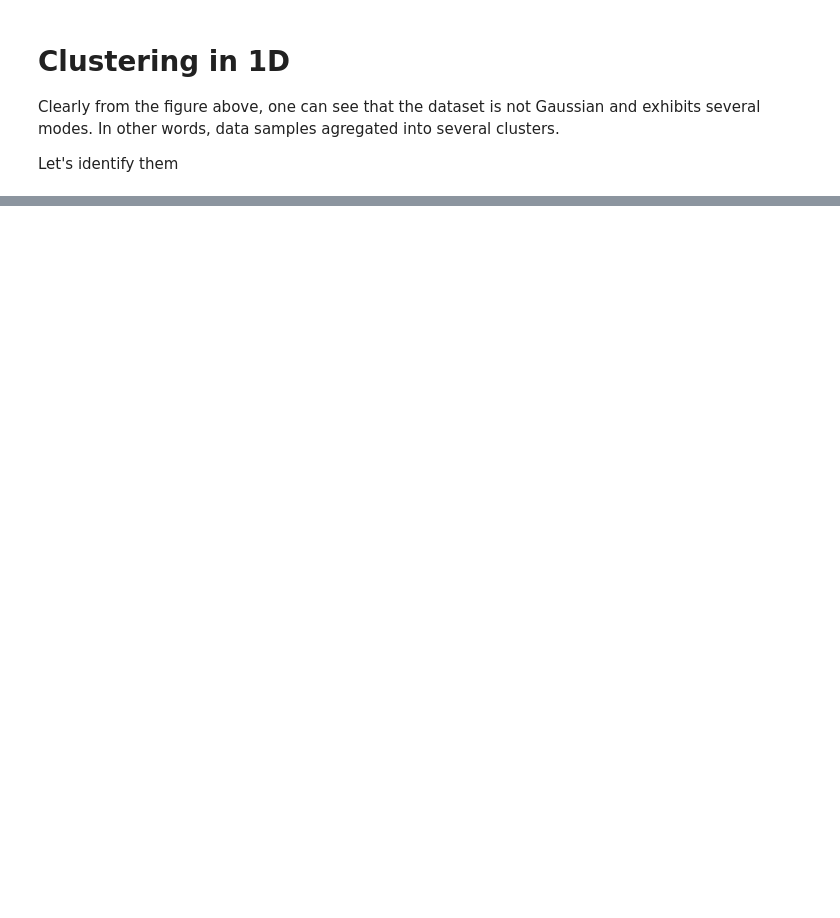
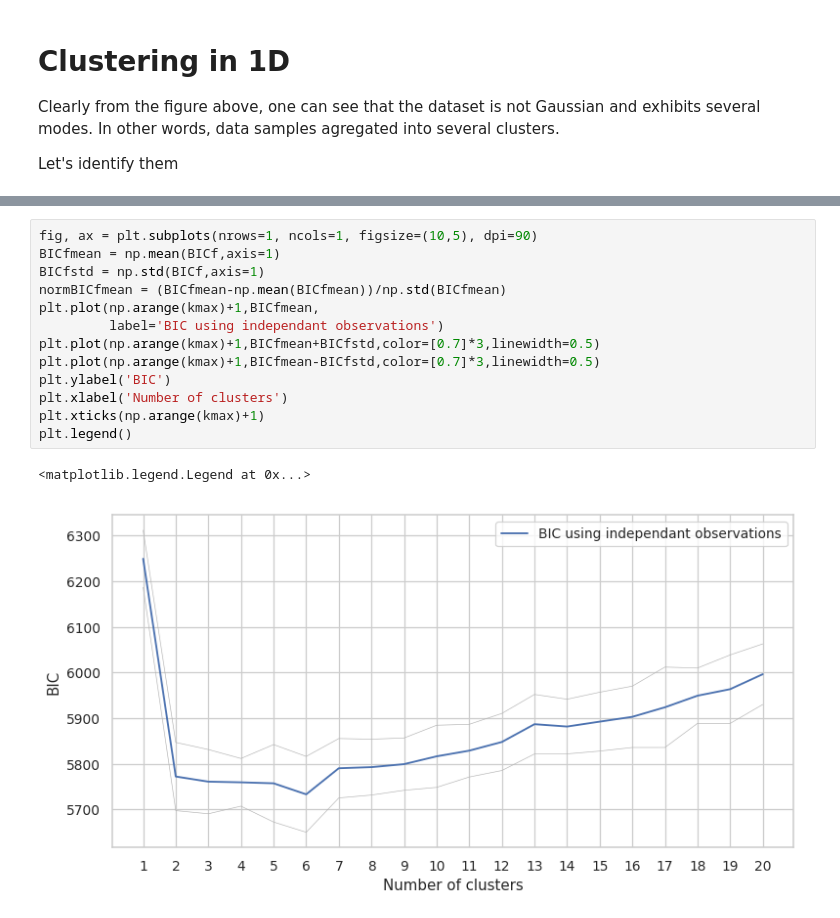
Before and after one commit to gmaze/lopsdata, a Jupyter notebook: clustering/Clustering - Tuto 1.ipynb, the cells around one changed output, grey strips where cells are left out. Cells and saved outputs as stored; diff of their text form; blank space fills up the shorter version.

```diff
--- a/clustering/Clustering - Tuto 1.ipynb
+++ b/clustering/Clustering - Tuto 1.ipynb
@@ -143,0 +269,16 @@ Let's identify them
+# %%
+fig, ax = plt.subplots(nrows=1, ncols=1, figsize=(10,5), dpi=90)
+BICfmean = np.mean(BICf,axis=1)
+BICfstd = np.std(BICf,axis=1)
+normBICfmean = (BICfmean-np.mean(BICfmean))/np.std(BICfmean)
+plt.plot(np.arange(kmax)+1,BICfmean,
+         label='BIC using independant observations')
+plt.plot(np.arange(kmax)+1,BICfmean+BICfstd,color=[0.7]*3,linewidth=0.5)
+plt.plot(np.arange(kmax)+1,BICfmean-BICfstd,color=[0.7]*3,linewidth=0.5)
+plt.ylabel('BIC')
+plt.xlabel('Number of clusters')
+plt.xticks(np.arange(kmax)+1)
+plt.legend()
+# %% [output]
+<matplotlib.legend.Legend at 0x...>
+[figure, added]
```
Also changed, not shown: parts of 18 cells of this notebook, 2 other files.
